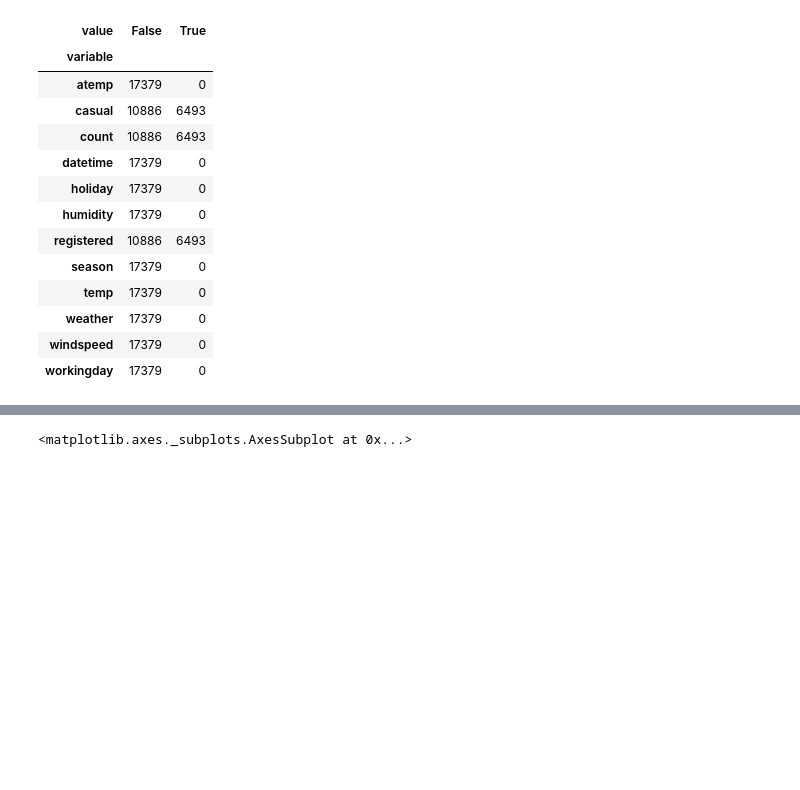
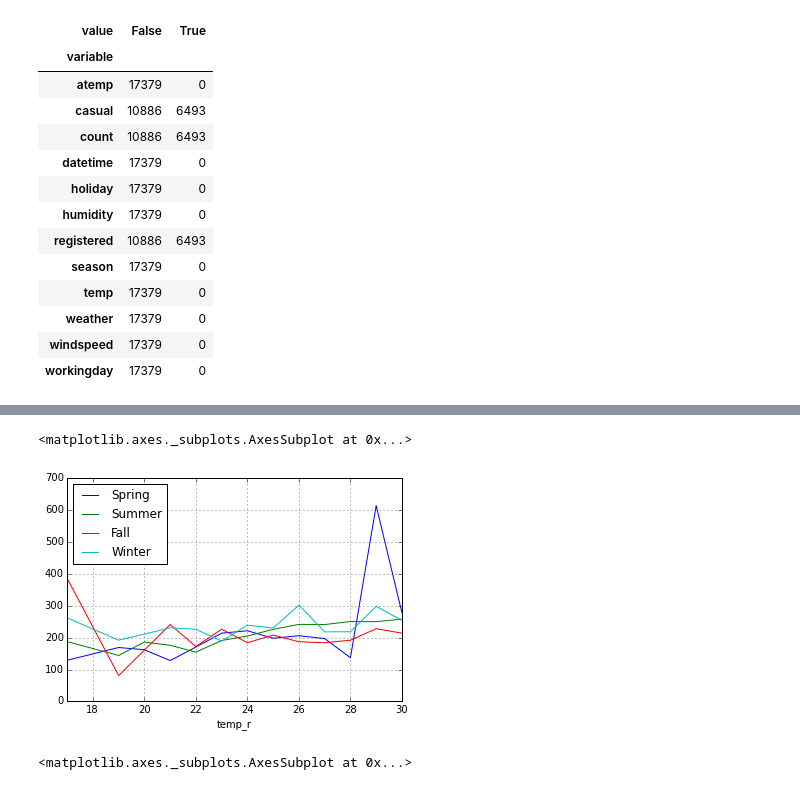
Before and after one commit to jldork/Bikeshare, a Jupyter notebook: Bikeshare.ipynb, the cells around one changed output, grey strips where cells are left out. Drawn from its saved outputs; the diff is of its cells as text; code cells hidden in the pictures; blank space fills up the shorter version.

```diff
--- a/Bikeshare.ipynb
+++ b/Bikeshare.ipynb
@@ -107,3 +137,21 @@ a[a['b_nwday']==0].plot(x='time', y='registered', kind='scatter', ax=axes[1,1],l
+# %%
+a = train[(train['time']>7)&(train['time']<19)].groupby(['season','temp_r']).median()[['casual','registered']].reset_index()
+b = a[a['season']==1][['temp_r','registered']].merge(a[a['season']==2][['temp_r','registered']], on='temp_r')
+b['Spring'] = b['registered_x']
+b['Summer'] = b['registered_y']
+b.drop('registered_x',axis=1,inplace=True)
+b.drop('registered_y',axis=1,inplace=True)
+
+c = b.merge(a[a['season']==3][['temp_r','registered']], on='temp_r').merge(a[a['season']==4][['temp_r','registered']], on='temp_r')
+c['Fall'] = c['registered_x']
+c.drop('registered_x',axis=1,inplace=True)
+c['Winter'] = c['registered_y']
+c.drop('registered_y',axis=1,inplace=True)
+
+c.plot(x='temp_r')
+# %% [output]
+<matplotlib.axes._subplots.AxesSubplot at 0x...>
+[figure, added]
 # %%
 #Do people play hookie before holidays
 
```
Also changed, not shown: parts of 5 cells of this notebook.
